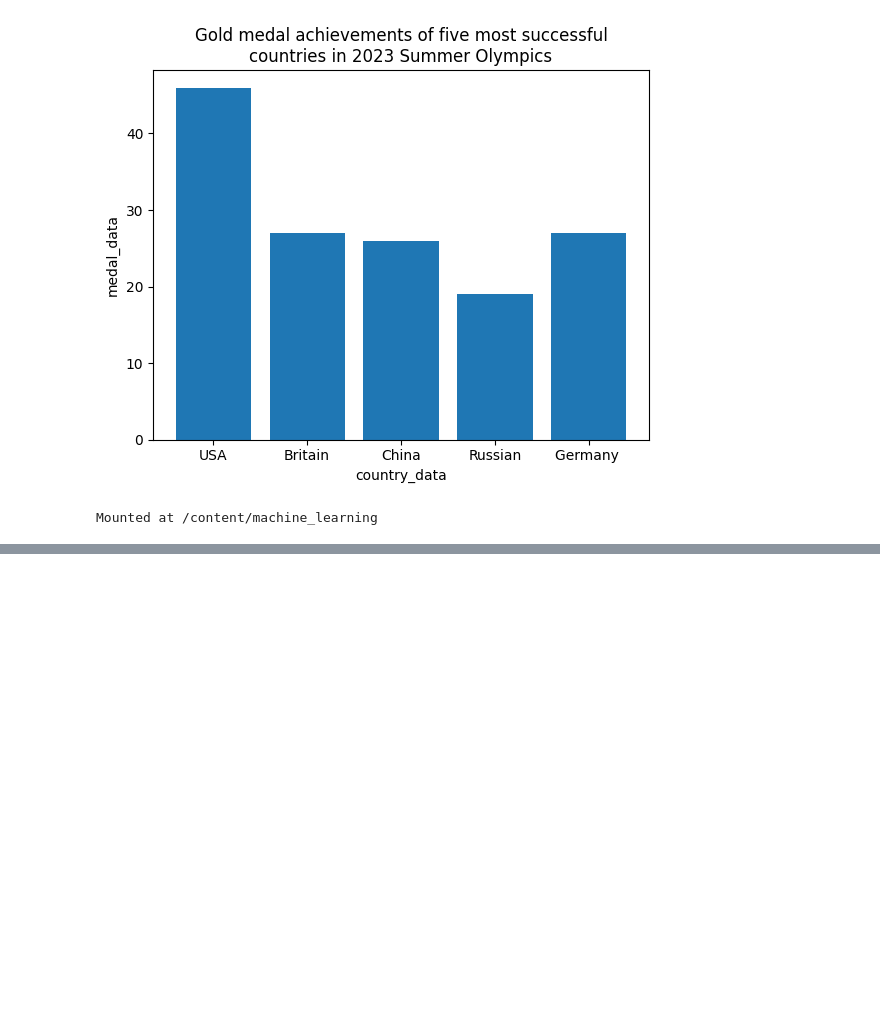
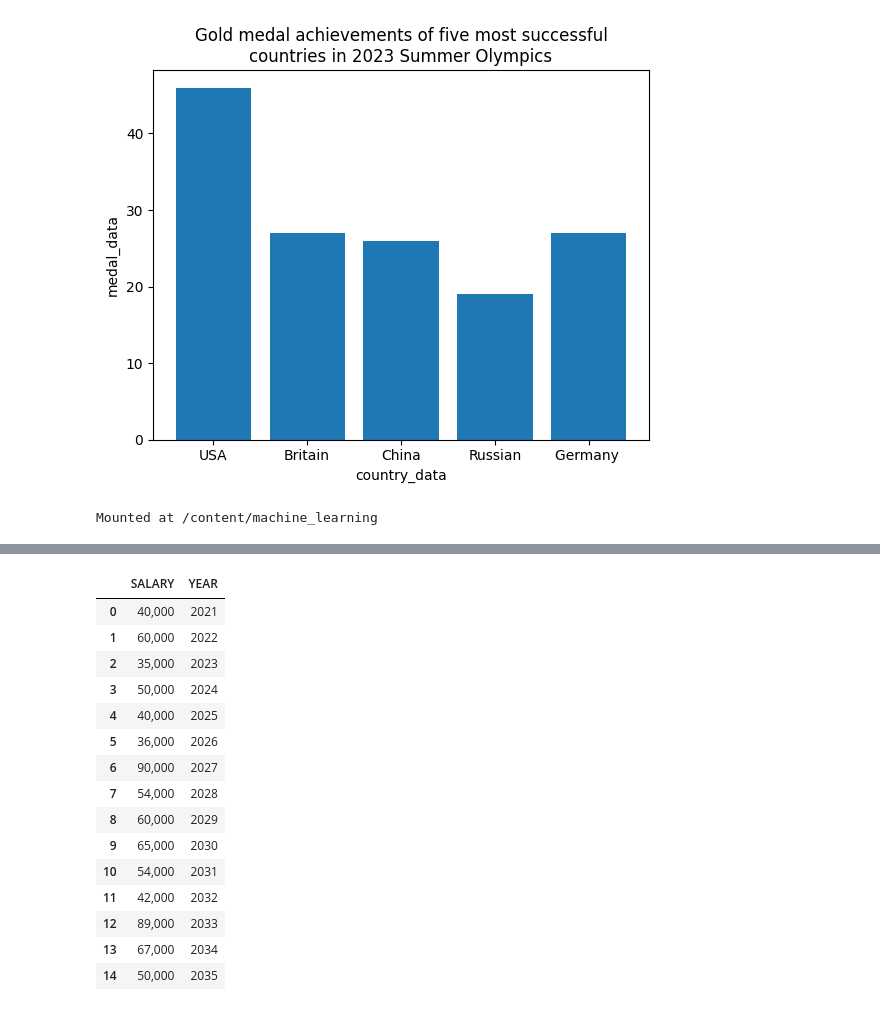
Before and after one commit to JoehIreri/COMPUTER-VISION, a Jupyter notebook: DATA_SCIENCE.ipynb, the cells around one changed output, grey strips where cells are left out. Drawn from its saved outputs; the diff is of its cells as text; code cells hidden in the pictures; blank space fills up the shorter version.

```diff
--- a/DATA_SCIENCE.ipynb
+++ b/DATA_SCIENCE.ipynb
@@ -490,0 +540,23 @@ drive.mount('/content/drive')
+# %%
+# Having a glance of the dependent and the independent variables
+import pandas as pd
+Joeh = pd.read_csv('/content/PENSION Dataset.csv')
+data=Joeh.loc[:,['SALARY', 'YEAR']]
+data.head(15)
+# %% [output]
+|  | SALARY | YEAR |
+| 0 | 40,000 | 2021 |
+| 1 | 60,000 | 2022 |
+| 2 | 35,000 | 2023 |
+| 3 | 50,000 | 2024 |
+| 4 | 40,000 | 2025 |
+| 5 | 36,000 | 2026 |
+| 6 | 90,000 | 2027 |
+| 7 | 54,000 | 2028 |
+| 8 | 60,000 | 2029 |
+| 9 | 65,000 | 2030 |
+| 10 | 54,000 | 2031 |
+| 11 | 42,000 | 2032 |
+| 12 | 89,000 | 2033 |
+| 13 | 67,000 | 2034 |
+| 14 | 50,000 | 2035 |
```
Also changed, not shown: parts of 7 cells of this notebook.
